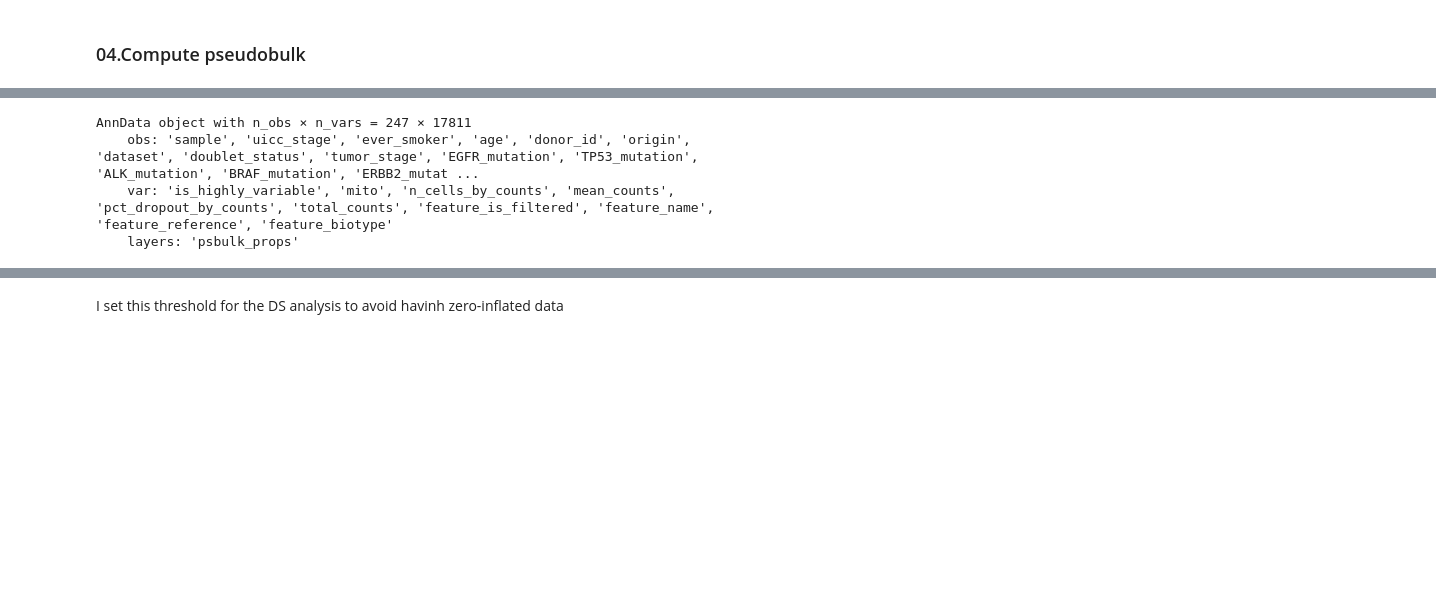
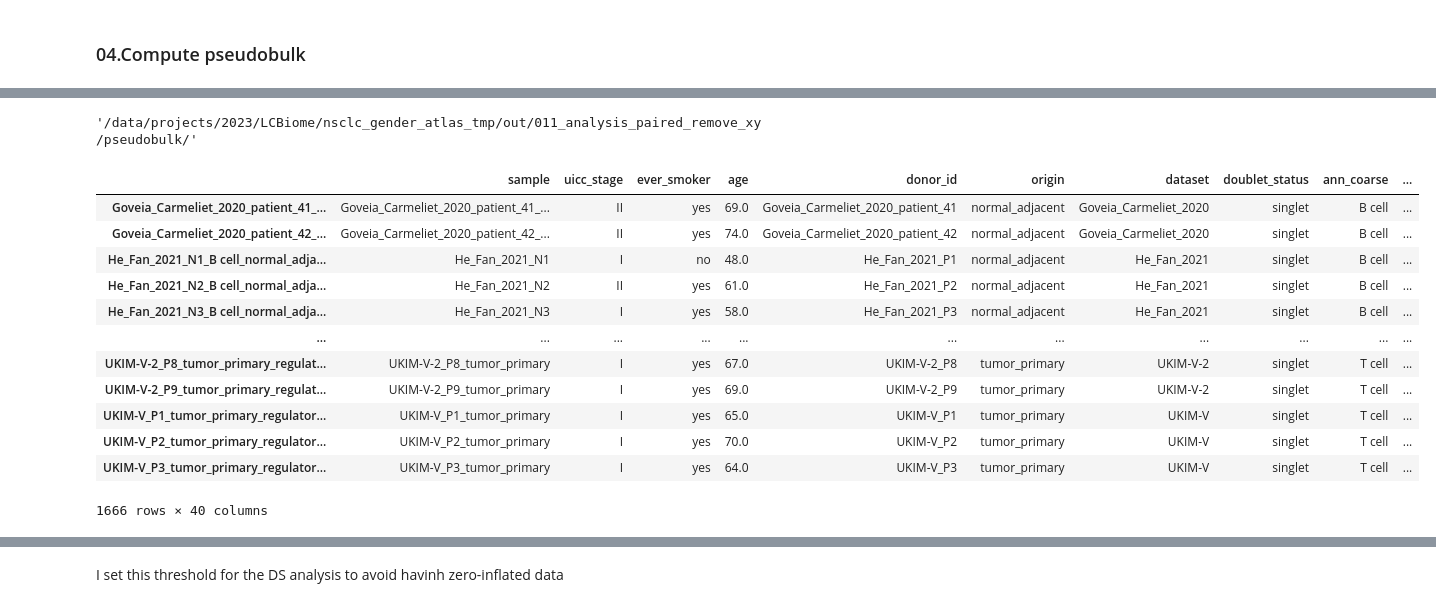
Before and after one commit to ErikaKvalem/NSCLC_gender_2023, a Jupyter notebook: 02-scripts/011_analysis_paired_remove_xy/10_pseudobulk_nsclc.ipynb, the cells around one changed output, grey strips where cells are left out. Saved outputs shown, nothing was run; the diff lists cells and outputs as text; code cells hidden in the pictures; blank space fills up the shorter version.

```diff
--- a/02-scripts/011_analysis_paired_remove_xy/10_pseudobulk_nsclc.ipynb
+++ b/02-scripts/011_analysis_paired_remove_xy/10_pseudobulk_nsclc.ipynb
@@ -769,4 +304,8 @@ pdata = dc.get_pseudobulk(
 # %%
 pdata.obs["age"] = pdata.obs["age"].astype("float64")
 pdata.obs["is_primary_data"] = pdata.obs["is_primary_data"].astype(bool)
+# %%
+path
+# %% [output]
+'/data/projects/2023/LCBiome/nsclc_gender_atlas_tmp/out/011_analysis_paired_remove_xy/pseudobulk/'
 # %%
@@ -774,10 +313,19 @@ pdata.obs["is_primary_data"] = pdata.obs["is_primary_data"].astype(bool)
 # %%
 #pdata = sc.read_h5ad(f"{path}/out/008_analysis_paired_luad/tables/input/pdata.h5ad")
 # %%
-pdata
+pdata.obs
 # %% [output]
+|  | sample | uicc_stage | ever_smoker | age | donor_id | origin | dataset | doublet_status | ann_coarse | ... |
+| Goveia_Carmeliet_2020_patient_41_... | Goveia_Carmeliet_2020_patient_41_... | II | yes | 69.0 | Goveia_Carmeliet_2020_patient_41 | normal_adjacent | Goveia_Carmeliet_2020 | singlet | B cell | ... |
+| Goveia_Carmeliet_2020_patient_42_... | Goveia_Carmeliet_2020_patient_42_... | II | yes | 74.0 | Goveia_Carmeliet_2020_patient_42 | normal_adjacent | Goveia_Carmeliet_2020 | singlet | B cell | ... |
+| He_Fan_2021_N1_B cell_normal_adja... | He_Fan_2021_N1 | I | no | 48.0 | He_Fan_2021_P1 | normal_adjacent | He_Fan_2021 | singlet | B cell | ... |
+| He_Fan_2021_N2_B cell_normal_adja... | He_Fan_2021_N2 | II | yes | 61.0 | He_Fan_2021_P2 | normal_adjacent | He_Fan_2021 | singlet | B cell | ... |
+| He_Fan_2021_N3_B cell_normal_adja... | He_Fan_2021_N3 | I | yes | 58.0 | He_Fan_2021_P3 | normal_adjacent | He_Fan_2021 | singlet | B cell | ... |
+| ... | ... | ... | ... | ... | ... | ... | ... | ... | ... | ... |
+| UKIM-V-2_P8_tumor_primary_regulat... | UKIM-V-2_P8_tumor_primary | I | yes | 67.0 | UKIM-V-2_P8 | tumor_primary | UKIM-V-2 | singlet | T cell | ... |
+| UKIM-V-2_P9_tumor_primary_regulat... | UKIM-V-2_P9_tumor_primary | I | yes | 69.0 | UKIM-V-2_P9 | tumor_primary | UKIM-V-2 | singlet | T cell | ... |
+| UKIM-V_P1_tumor_primary_regulator... | UKIM-V_P1_tumor_primary | I | yes | 65.0 | UKIM-V_P1 | tumor_primary | UKIM-V | singlet | T cell | ... |
+| UKIM-V_P2_tumor_primary_regulator... | UKIM-V_P2_tumor_primary | I | yes | 70.0 | UKIM-V_P2 | tumor_primary | UKIM-V | singlet | T cell | ... |
+| UKIM-V_P3_tumor_primary_regulator... | UKIM-V_P3_tumor_primary | I | yes | 64.0 | UKIM-V_P3 | tumor_primary | UKIM-V | singlet | T cell | ... |
-AnnData object with n_obs × n_vars = 247 × 17811
-    obs: 'sample', 'uicc_stage', 'ever_smoker', 'age', 'donor_id', 'origin', 'dataset', 'doublet_status', 'tumor_stage', 'EGFR_mutation', 'TP53_mutation', 'ALK_mutation', 'BRAF_mutation', 'ERBB2_mutat ...
-    var: 'is_highly_variable', 'mito', 'n_cells_by_counts', 'mean_counts', 'pct_dropout_by_counts', 'total_counts', 'feature_is_filtered', 'feature_name', 'feature_reference', 'feature_biotype'
-    layers: 'psbulk_props'
+1666 rows × 40 columns
 # %%
```
Also changed, not shown: parts of 79 cells of this notebook, 1 other file.
